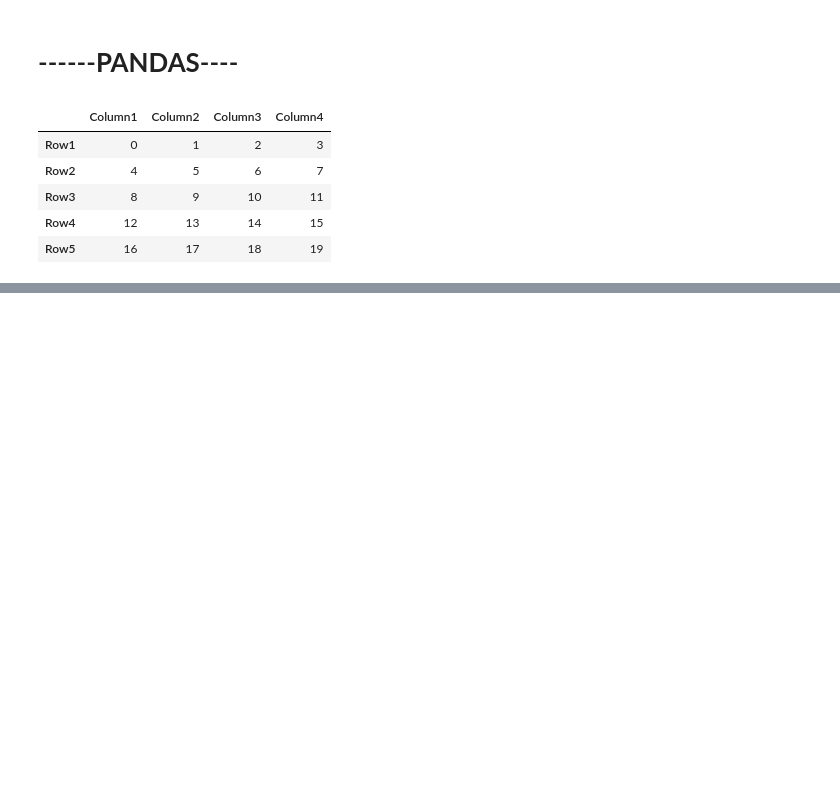
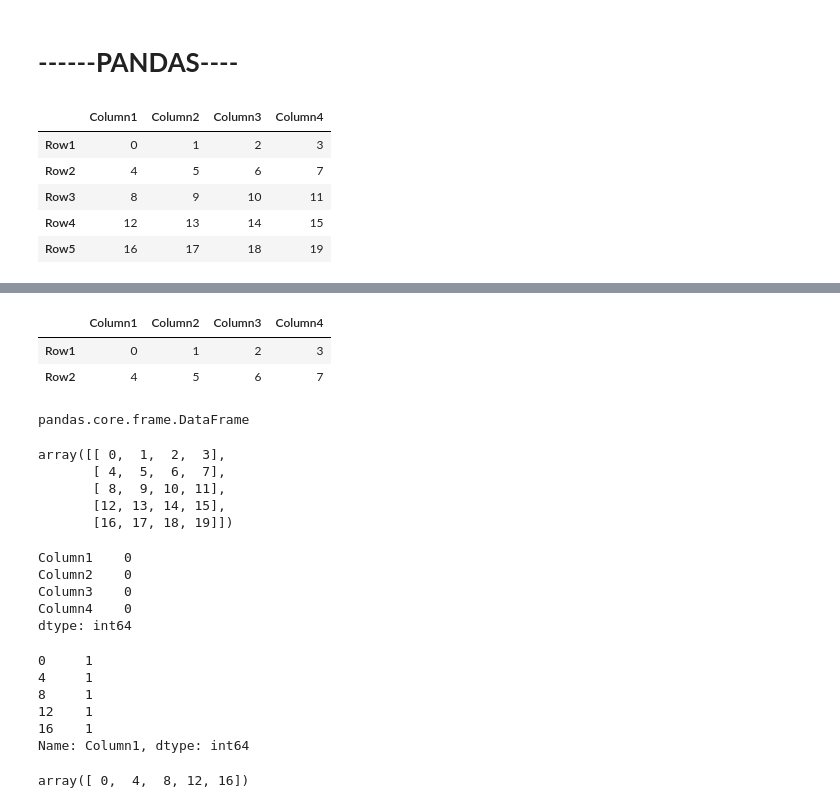
Before and after one commit to AbhishekSaini1101/Colab, a Jupyter notebook: PythonPractice.ipynb, the cells around one changed output, grey strips where cells are left out. Drawn from its saved outputs; the diff is of its cells as text; code cells hidden in the pictures; blank space fills up the shorter version.

```diff
--- a/PythonPractice.ipynb
+++ b/PythonPractice.ipynb
@@ -268,0 +293,50 @@ DF.head( )
+# %%
+DF.iloc[0:2]
+# %% [output]
+|  | Column1 | Column2 | Column3 | Column4 |
+| Row1 | 0 | 1 | 2 | 3 |
+| Row2 | 4 | 5 | 6 | 7 |
+# %%
+type(DF.iloc[0:2])
+# %% [output]
+pandas.core.frame.DataFrame
+# %%
+## Convert DataFrame into Array
+
+DF.loc[:].values
+# %% [output]
+array([[ 0,  1,  2,  3],
+       [ 4,  5,  6,  7],
+       [ 8,  9, 10, 11],
+       [12, 13, 14, 15],
+       [16, 17, 18, 19]])
+# %%
+## is_null
+
+#----Most Importanat----#
+
+DF.isnull().sum()
+#in output there are no null values in all column
+# %% [output]
+Column1    0
+Column2    0
+Column3    0
+Column4    0
+dtype: int64
+# %%
+#Counting how many times values repeating
+
+DF['Column1'].value_counts()
+# %% [output]
+0     1
+4     1
+8     1
+12    1
+16    1
+Name: Column1, dtype: int64
+# %%
+#--- Distinct Values ----#
+
+DF['Column1'].unique()
+# %% [output]
+array([ 0,  4,  8, 12, 16])
```
Also changed, not shown: parts of 11 cells of this notebook.
